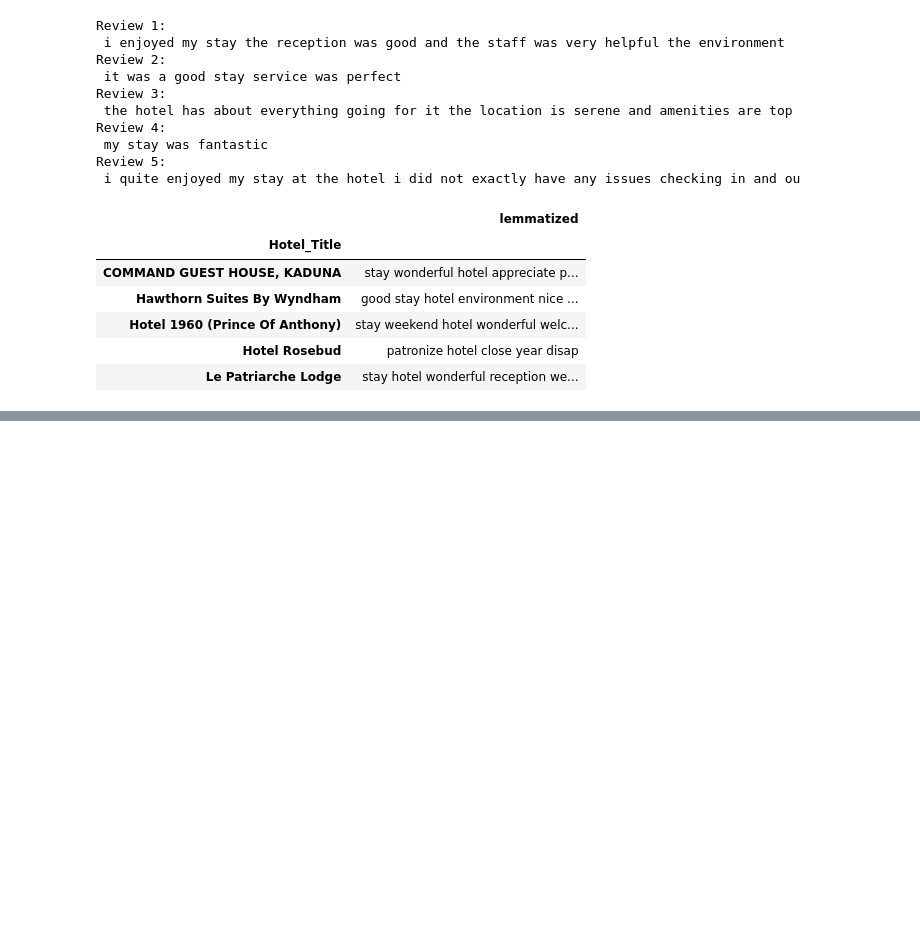
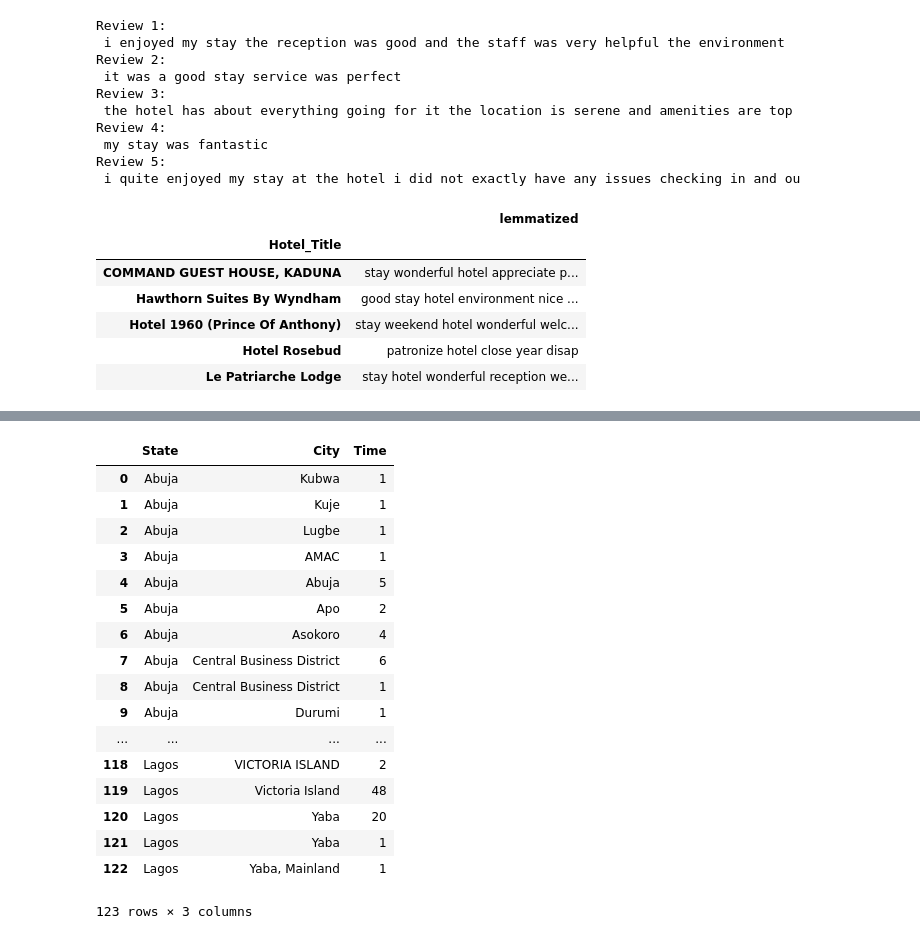
Before and after one commit to TGA-Sept-Cohort-Group-A/Reviews-Project, a Jupyter notebook: Abuja Hotels' Cleaning.ipynb, the cells around one changed output, grey strips where cells are left out. Saved outputs shown, nothing was run; the diff lists cells and outputs as text; code cells hidden in the pictures; blank space fills up the shorter version.

Commit message:
EDA
Finding out the occurence of the cities in relation to the states.

```diff
--- a/Abuja Hotels' Cleaning.ipynb
+++ b/Abuja Hotels' Cleaning.ipynb
@@ -238,0 +295,22 @@ dataset.describe()
+# %%
+#getting a count on the number of times a city appears
+combined_csv.groupby(["State", "City"]).size().reset_index(name="Time")
+# %% [output]
+|  | State | City | Time |
+| 0 | Abuja | Kubwa | 1 |
+| 1 | Abuja | Kuje | 1 |
+| 2 | Abuja | Lugbe | 1 |
+| 3 | Abuja | AMAC | 1 |
+| 4 | Abuja | Abuja | 5 |
+| 5 | Abuja | Apo | 2 |
+| 6 | Abuja | Asokoro | 4 |
+| 7 | Abuja | Central Business District | 6 |
+| 8 | Abuja | Central Business District | 1 |
+| 9 | Abuja | Durumi | 1 |
+| ... | ... | ... | ... |
+| 118 | Lagos | VICTORIA ISLAND | 2 |
+| 119 | Lagos | Victoria Island | 48 |
+| 120 | Lagos | Yaba | 20 |
+| 121 | Lagos | Yaba | 1 |
+| 122 | Lagos | Yaba, Mainland | 1 |
+123 rows × 3 columns
```
Also changed, not shown: parts of 26 cells of this notebook, 1 other file.
